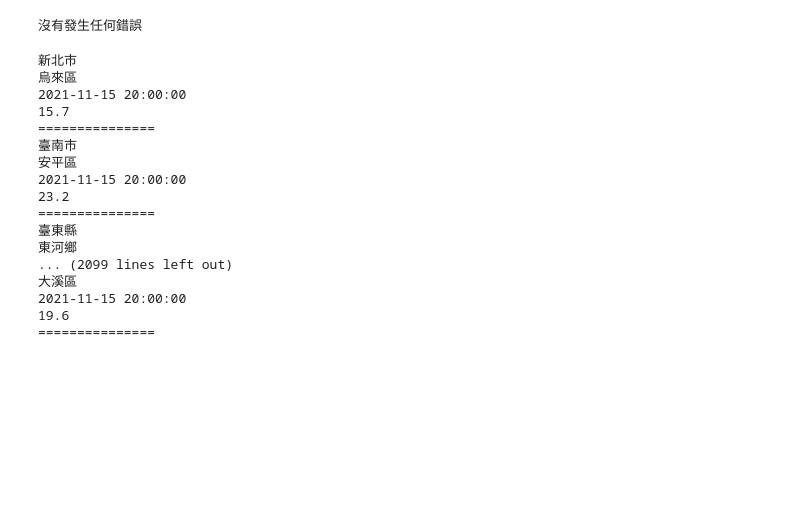
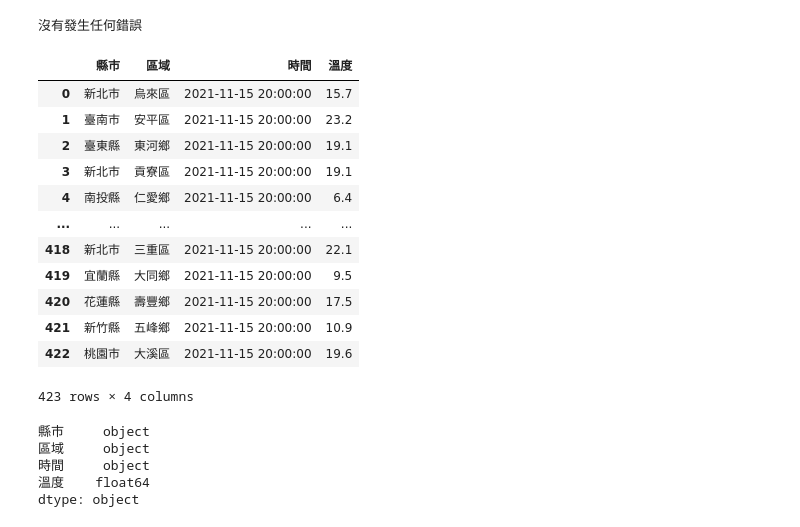
Before and after one commit to roberthsu2003/PythonForDataAnalysis, a Jupyter notebook: 上課內容13/lesson15/lesson15_1.ipynb, the cells around one changed output. Saved outputs shown, nothing was run; the diff lists cells and outputs as text; code cells hidden in the pictures; blank space fills up the shorter version.

```diff
--- a/上課內容13/lesson15/lesson15_1.ipynb
+++ b/上課內容13/lesson15/lesson15_1.ipynb
@@ -66,27 +66,38 @@ else:
 沒有發生任何錯誤
 # %%
 locations = root['records']['location']
+weatherList = []
 for location in locations:
-    print(location['parameter'][0]['parameterValue'])
-    print(location['parameter'][2]['parameterValue'])
-    print(location['time']['obsTime'])
-    print(location['weatherElement'][3]['elementValue'])
-    print("===============")
+    itemDic = {}
+    itemDic['縣市'] = location['parameter'][0]['parameterValue']
+    itemDic['區域'] = location['parameter'][2]['parameterValue']
+    itemDic['時間'] = location['time']['obsTime']
+    itemDic['溫度'] = float(location['weatherElement'][3]['elementValue'])
+    weatherList.append(itemDic)
-# %% [output]
-新北市
-烏來區
-2021-11-15 20:00:00
-15.7
-===============
-臺南市
-安平區
-2021-11-15 20:00:00
-23.2
-===============
-臺東縣
-東河鄉
-... (2099 lines left out)
-大溪區
-2021-11-15 20:00:00
-19.6
-===============
+# %%
+import numpy as np
+import pandas as pd
+weathers = pd.DataFrame(weatherList)
+weathers
+# %% [output]
+|  | 縣市 | 區域 | 時間 | 溫度 |
+| 0 | 新北市 | 烏來區 | 2021-11-15 20:00:00 | 15.7 |
+| 1 | 臺南市 | 安平區 | 2021-11-15 20:00:00 | 23.2 |
+| 2 | 臺東縣 | 東河鄉 | 2021-11-15 20:00:00 | 19.1 |
+| 3 | 新北市 | 貢寮區 | 2021-11-15 20:00:00 | 19.1 |
+| 4 | 南投縣 | 仁愛鄉 | 2021-11-15 20:00:00 | 6.4 |
+| ... | ... | ... | ... | ... |
+| 418 | 新北市 | 三重區 | 2021-11-15 20:00:00 | 22.1 |
+| 419 | 宜蘭縣 | 大同鄉 | 2021-11-15 20:00:00 | 9.5 |
+| 420 | 花蓮縣 | 壽豐鄉 | 2021-11-15 20:00:00 | 17.5 |
+| 421 | 新竹縣 | 五峰鄉 | 2021-11-15 20:00:00 | 10.9 |
+| 422 | 桃園市 | 大溪區 | 2021-11-15 20:00:00 | 19.6 |
+423 rows × 4 columns
+# %%
+weathers.dtypes
+# %% [output]
+縣市     object
+區域     object
+時間     object
+溫度    float64
+dtype: object
```
